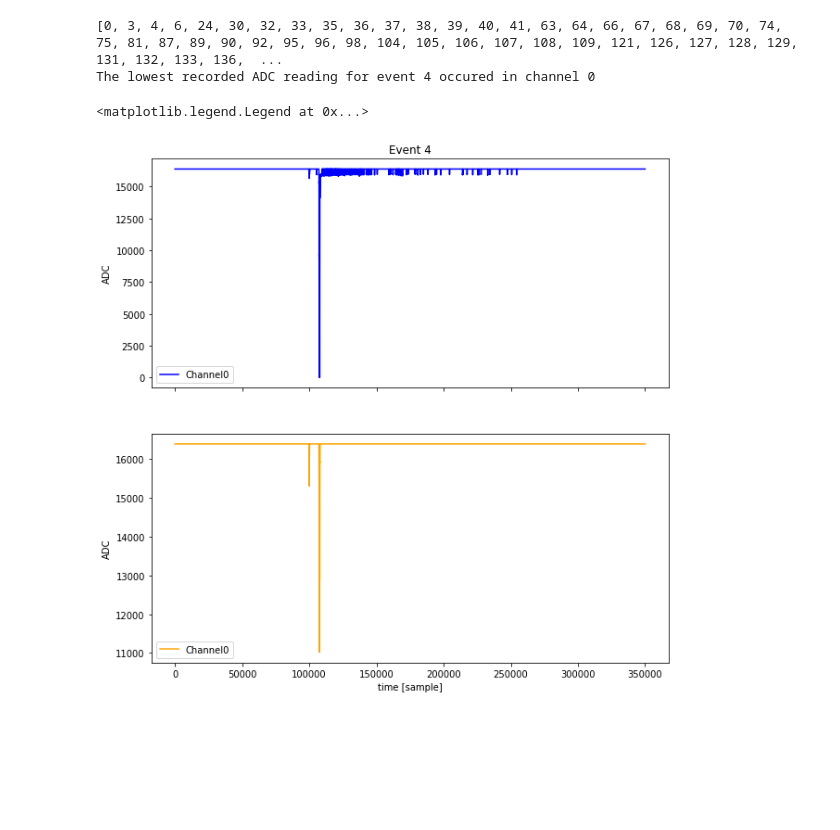
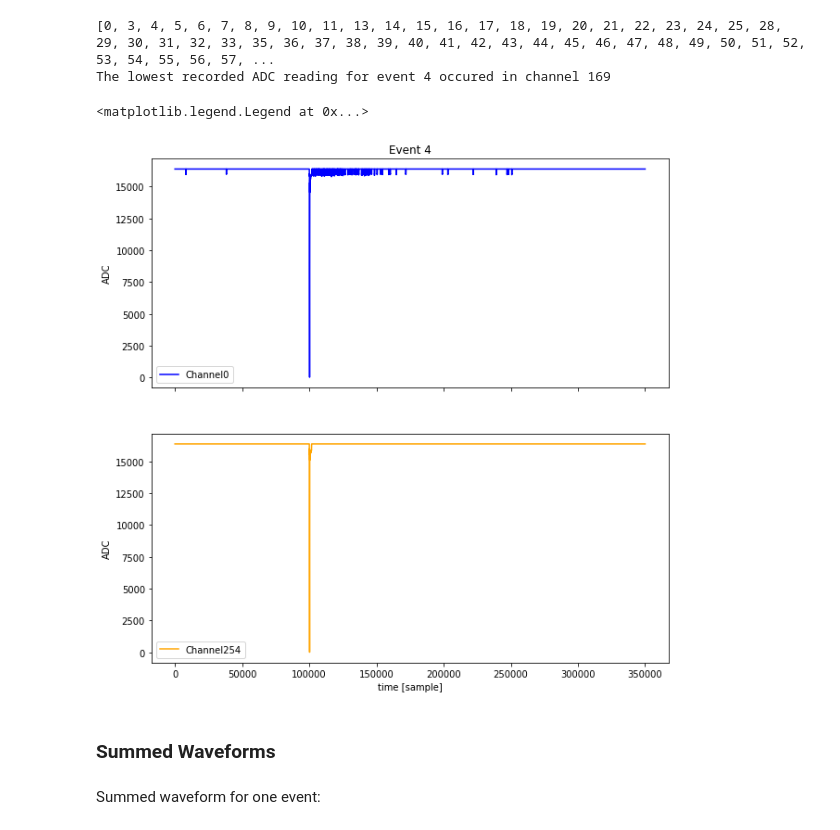
Before and after one commit to wesselrijk/XENON1T_NikhefProject, a Jupyter notebook: DataAnalysis/XENON1T-Waveforms.ipynb, the cells around one changed output. Drawn from its saved outputs; the diff is of its cells as text; code cells hidden in the pictures; blank space fills up the shorter version.

Commit message:
Add files via upload
storing waveforms for one event and for each PMT,
summed waveform for all PMTs for one event

```diff
--- a/DataAnalysis/XENON1T-Waveforms.ipynb
+++ b/DataAnalysis/XENON1T-Waveforms.ipynb
@@ -14,8 +14,8 @@ NG = Zip.ReadZipped("/data/nikhefproject/data/xenon1t/NG") # Neutron data
 Rn220 = Zip.ReadZipped("/data/nikhefproject/data/xenon1t/Rn220") # Rn-220 data
 # %%
 # A waveform reader function
-def Waveform(eventnr):
-    event = NG.get_single_event(eventnr)
+def Waveform(eventnr,file):
+    event = file.get_single_event(eventnr)
 
     #The variables that check if a channel is the minimum channel
     adcmin = 16382
@@ -25,9 +25,9 @@ def Waveform(eventnr):
     channellist = []
 
     #Create the datapoint arrays
-    n = 350000
+    n = 500000  #350000
     ts = np.ones((n_channels, n), dtype=np.int16)
-    ts = ts * 16382
+    ts = ts * 16382 #baseline
     t = np.linspace(0, n, n)
 
     #Loop over all pulses in the event
@@ -56,31 +56,31 @@ def Waveform(eventnr):
 
 #Select the event number and process the waveform
 eventnumber = 4
-Input = Waveform(eventnumber)
+Input = Waveform(eventnumber,Rn220)
 print(Input[2])
 print('The lowest recorded ADC reading for event %i occured in channel %i' % (eventnumber, Input[3]))
 # %% [output]
-[0, 3, 4, 6, 24, 30, 32, 33, 35, 36, 37, 38, 39, 40, 41, 63, 64, 66, 67, 68, 69, 70, 74, 75, 81, 87, 89, 90, 92, 95, 96, 98, 104, 105, 106, 107, 108, 109, 121, 126, 127, 128, 129, 131, 132, 133, 136,  ...
-The lowest recorded ADC reading for event 4 occured in channel 0
+[0, 3, 4, 5, 6, 7, 8, 9, 10, 11, 13, 14, 15, 16, 17, 18, 19, 20, 21, 22, 23, 24, 25, 28, 29, 30, 31, 32, 33, 35, 36, 37, 38, 39, 40, 41, 42, 43, 44, 45, 46, 47, 48, 49, 50, 51, 52, 53, 54, 55, 56, 57, ...
+The lowest recorded ADC reading for event 4 occured in channel 169
 # %%
 #Select two channels to compare
 channel1 = 0
 channel2 = 254
 
 #Plot the two channels
 %matplotlib inline
 plt.rcParams["figure.figsize"] = (10, 10) # can't be in same cell as import matplotlib
 figs, ax = plt.subplots(2, 1, sharex='col')
 ax[0].plot(Input[0], Input[1][channel1], label='Channel' + str(channel1), color = 'blue')
-ax[1].plot(Input[0], Input[1][channel2], label='Channel' + str(channel1), color='orange')
+ax[1].plot(Input[0], Input[1][channel2], label='Channel' + str(channel2), color='orange')
 ax[0].set_ylabel("ADC")
 ax[1].set_ylabel("ADC")
 ax[1].set_xlabel("time [sample]")
 ax[0].set_title('Event ' + str(eventnumber))
 ax[0].legend()
 ax[1].legend()
 #ax[0].set_xlim(90000,120000)
 #ax[1].set_xlim(90000,120000)
 # %% [output]
 <matplotlib.legend.Legend at 0x...>
-[figure, old version]
+[figure, new version]
@@ -86,0 +106,4 @@ ax[1].legend()
+# %% [markdown]
+### Summed Waveforms
+# %% [markdown]
+Summed waveform for one event:
```
Also changed, not shown: parts of 5 cells of this notebook.
